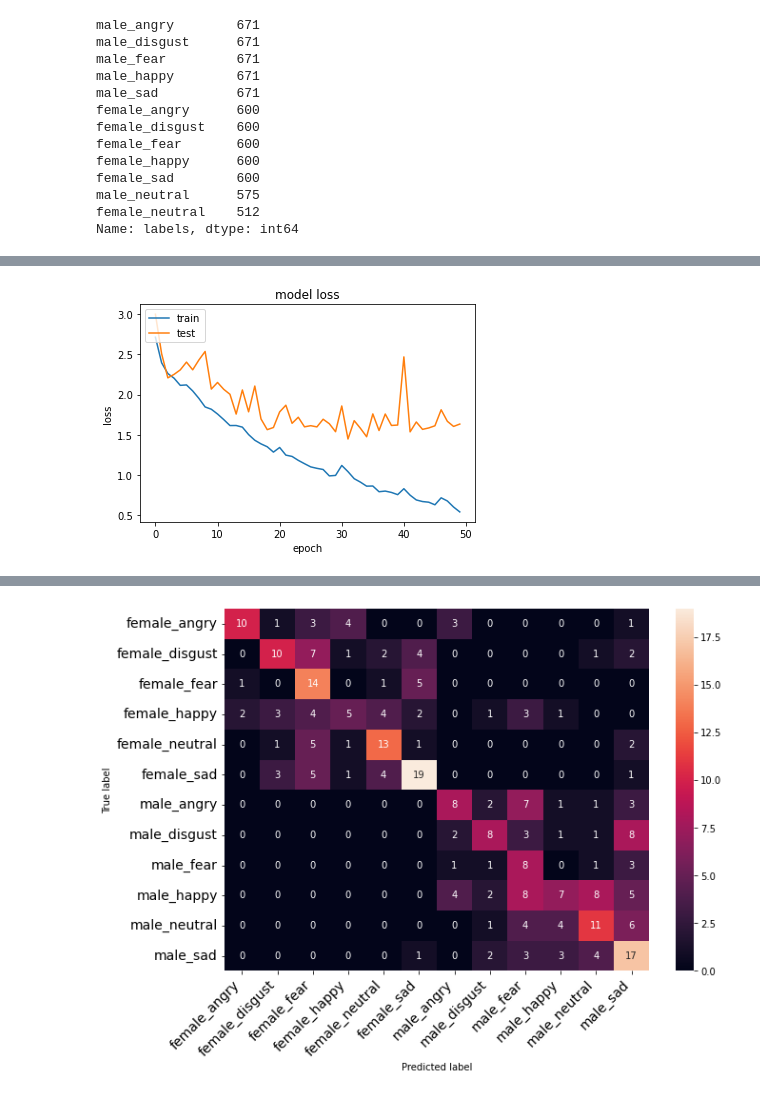
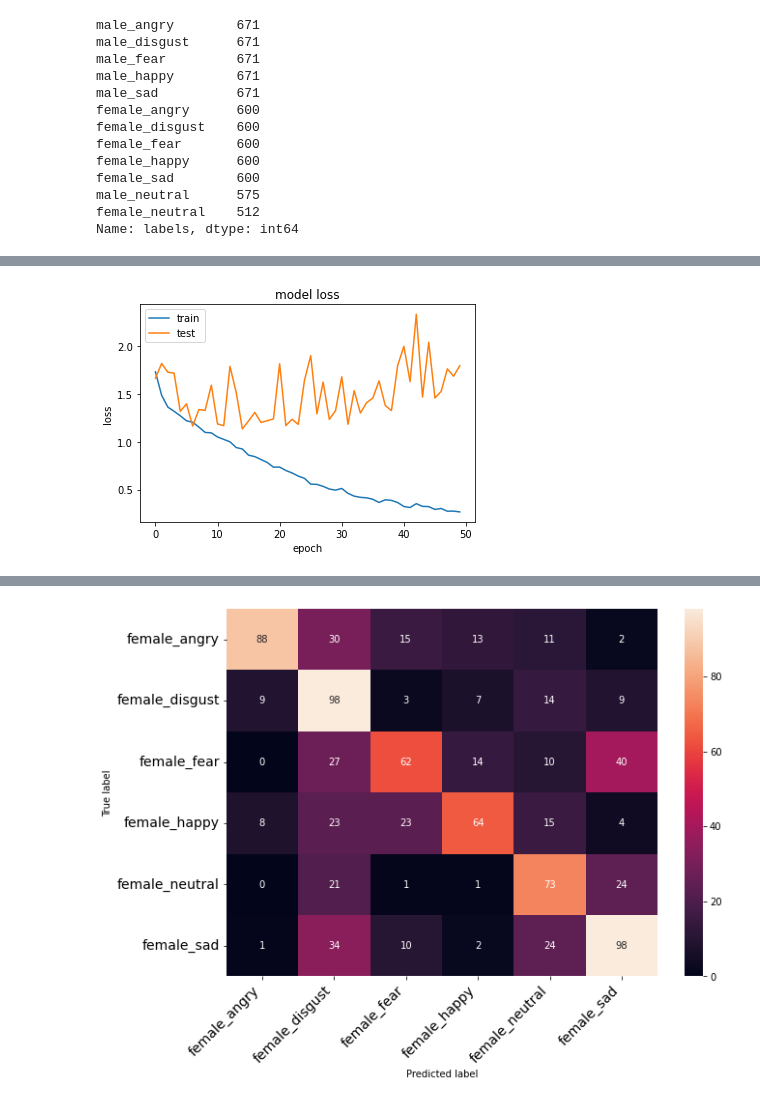
Before and after one commit to geowilso/speech-emotion-recognition, a Jupyter notebook: notebooks/geowilso_modeling.ipynb, the cells around one changed output, grey strips where cells are left out. Drawn from its saved outputs; the diff is of its cells as text; code cells hidden in the pictures.

```diff
--- a/notebooks/geowilso_modeling.ipynb
+++ b/notebooks/geowilso_modeling.ipynb
@@ -156,7 +156,7 @@ def print_confusion_matrix(confusion_matrix, class_names, figsize = (10,7), font
 '''
 def get_2d_conv_model(n):
     ''' Create a standard deep 2D convolutional neural network'''
-    nclass = 12
+    nclass = 6
     inp = Input(shape=(n,216,1))  #2D matrix of 30 MFCC bands by 216 audio length.
     x = Convolution2D(32, (4,10), padding="same")(inp)
     x = BatchNormalization()(x)
@@ -379,3 +379,10 @@ CREMA_sample = group.head(100)
+# %%
+targets = pd.read_csv('targets.csv')
+# %%
+#group = targets.groupby('gender_emotion')
+#CREMA_sample = group.head(200)
+
+CREMA_sample = targets[targets['gender']=='female']
 # %%
 sampling_rate=44100
 audio_duration=2.5
@@ -388,7 +391,7 @@ mfcc.shape
 # %%
 # Split between train and test
 X_train, X_test, y_train, y_test = train_test_split(mfcc
-                                                    , CREMA_sample.labels
+                                                    , CREMA_sample.gender_emotion
                                                     , test_size=0.25
                                                     , shuffle=True
                                                     , random_state=42
@@ -432,7 +435,7 @@ Epoch 50/50
 # %%
-results = get_results(model_history,model,X_test,y_test, CREMA_sample.labels.unique())
+results = get_results(model_history,model,X_test,y_test, CREMA_sample.gender_emotion.unique())
 results.create_plot(model_history)
 results.create_results(model)
-results.confusion_results(X_test, y_test, CREMA_sample.labels.unique(), model)
+results.confusion_results(X_test, y_test, CREMA_sample.gender_emotion.unique(), model)
 # %% [output]
-[figure, old version]
+[figure, new version]
@@ -441 +444 @@ accuracy: 43.33%
-[figure, old version]
+[figure, new version]
```
Also changed, not shown: parts of 10 cells of this notebook, 1 other file.
